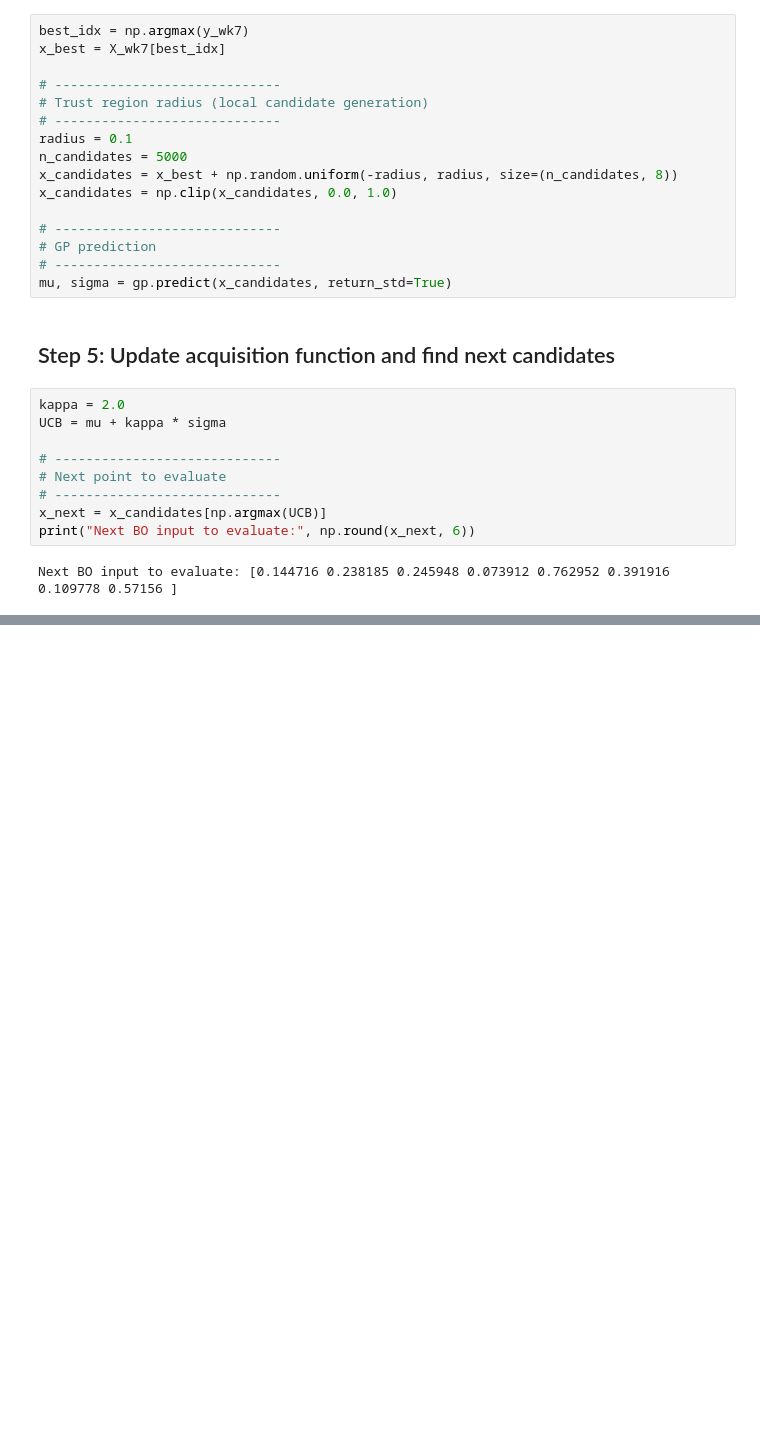
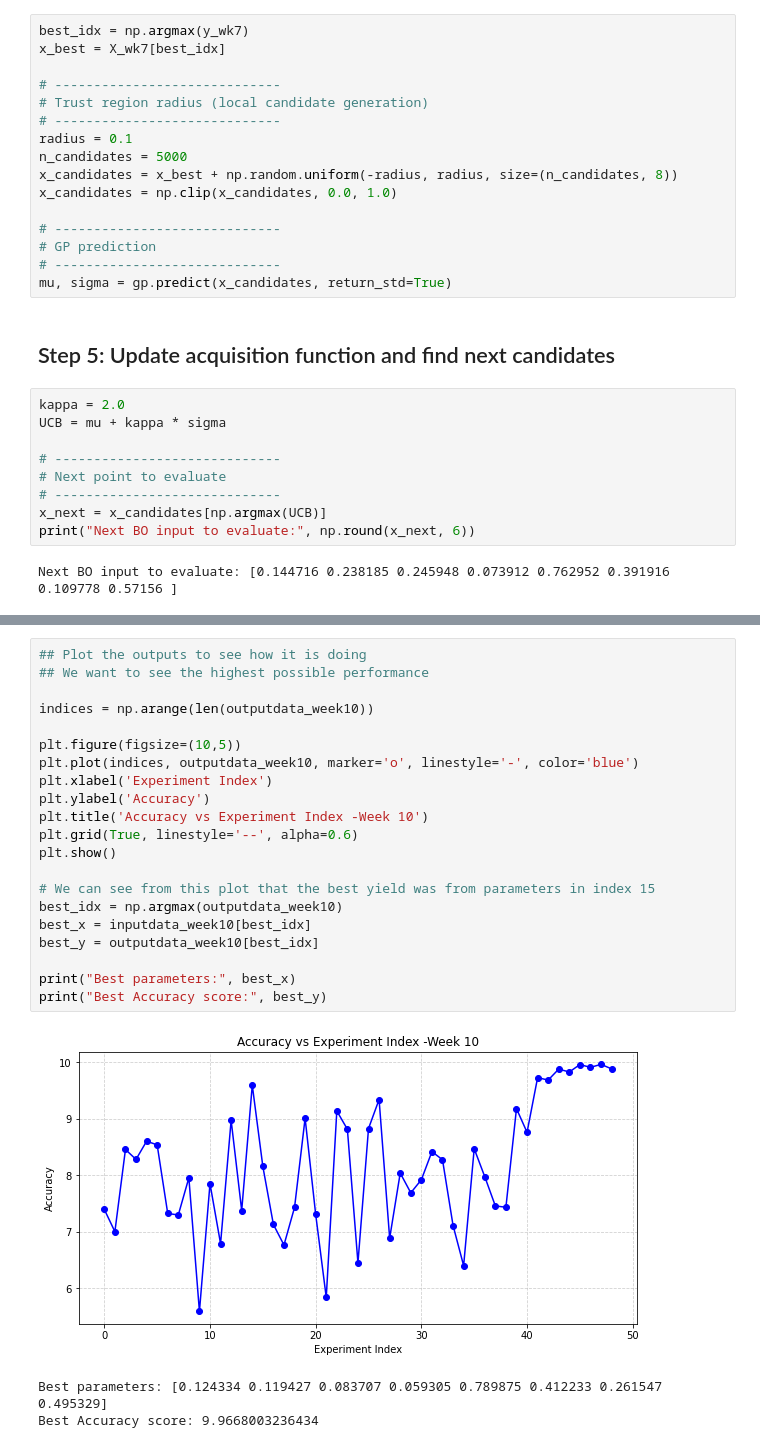
Before and after one commit to aejjolly/Imperial-ML-AI-Capstone-BBO, a Jupyter notebook: function_8/Function8.ipynb, the cells around one changed output, grey strips where cells are left out. Cells and saved outputs as stored; diff of their text form; blank space fills up the shorter version.

```diff
--- a/function_8/Function8.ipynb
+++ b/function_8/Function8.ipynb
@@ -973,0 +1319,25 @@ Next BO input to evaluate: [0.144716 0.238185 0.245948 0.073912 0.762952 0.39191
+# %%
+## Plot the outputs to see how it is doing
+## We want to see the highest possible performance
+
+indices = np.arange(len(outputdata_week10))
+
+plt.figure(figsize=(10,5))
+plt.plot(indices, outputdata_week10, marker='o', linestyle='-', color='blue')
+plt.xlabel('Experiment Index')
+plt.ylabel('Accuracy')
+plt.title('Accuracy vs Experiment Index -Week 10')
+plt.grid(True, linestyle='--', alpha=0.6)
+plt.show()
+
+# We can see from this plot that the best yield was from parameters in index 15
+best_idx = np.argmax(outputdata_week10)
+best_x = inputdata_week10[best_idx]
+best_y = outputdata_week10[best_idx]
+
+print("Best parameters:", best_x)
+print("Best Accuracy score:", best_y)
+# %% [output]
+[figure, added]
+Best parameters: [0.124334 0.119427 0.083707 0.059305 0.789875 0.412233 0.261547 0.495329]
+Best Accuracy score: 9.9668003236434
```
Also changed, not shown: parts of 38 cells of this notebook, 15 other files.
